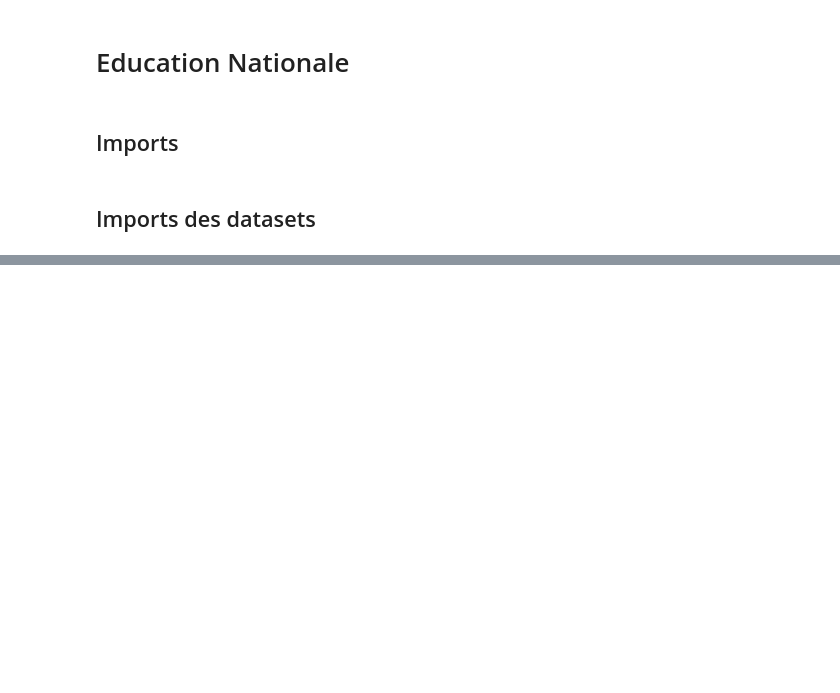
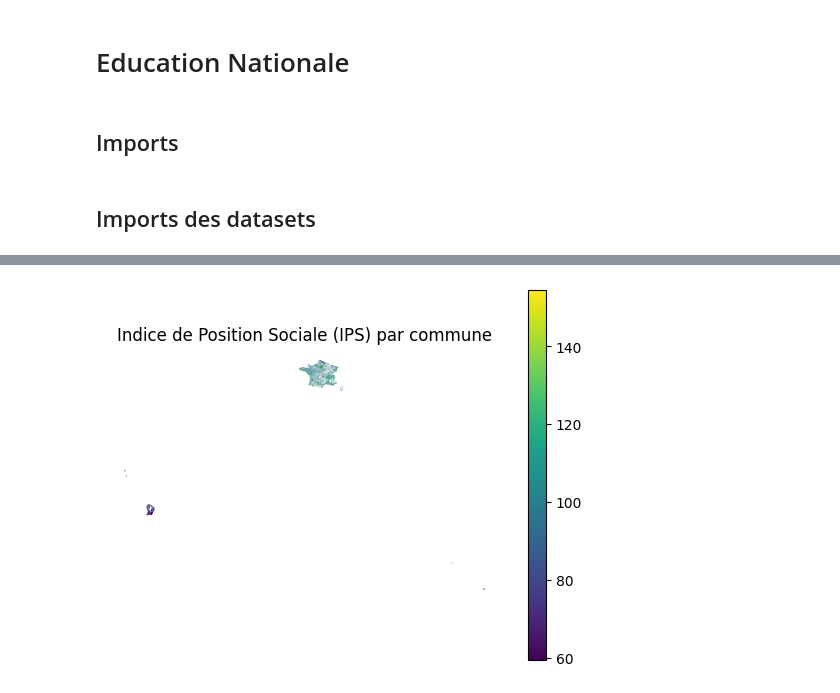
Before and after one commit to FlorentDaem/Data-Analysis-Education-Nationale, a Jupyter notebook: Analyse - Education.ipynb, the cells around one changed output, grey strips where cells are left out. Saved outputs shown, nothing was run; the diff lists cells and outputs as text; code cells hidden in the pictures; blank space fills up the shorter version.

```diff
--- a/Analyse - Education.ipynb
+++ b/Analyse - Education.ipynb
@@ -61,0 +122,3 @@ academie_PARIS_secteurs.get_group("privé sous contrat")["ips"].hist()
+# %%
+data_ips_ecoles_communes = codes_insee["ips"].mean().reset_index()
+data_ips_ecoles_communes.head()
@@ -61,0 +134,3 @@ academie_PARIS_secteurs.get_group("privé sous contrat")["ips"].hist()
+# %%
+data_ips_ecoles_geo_communes = geo_communes.merge(data_ips_ecoles_communes, left_on="code_insee", right_on="code_insee_de_la_commune", how="left")
+data_ips_ecoles_geo_communes.head()
@@ -61,0 +144,6 @@ academie_PARIS_secteurs.get_group("privé sous contrat")["ips"].hist()
+# %%
+print("Nombre total:", len(data_ips_ecoles_geo_communes))
+print("Géométries manquantes:", data_ips_ecoles_geo_communes.geometry.isna().sum())
+print("IPS manquants:", data_ips_ecoles_geo_communes["ips"].isna().sum())
+data_ips_ecoles_geo_communes = data_ips_ecoles_geo_communes.dropna(subset=["geometry"])
+data_ips_ecoles_geo_communes = data_ips_ecoles_geo_communes.dropna(subset=["ips"])
@@ -61,0 +177,2 @@ academie_PARIS_secteurs.get_group("privé sous contrat")["ips"].hist()
+# %%
+data_ips_ecoles_geo_communes.drop(columns=["date_du_recensement"], inplace=True)
@@ -61,0 +181,7 @@ academie_PARIS_secteurs.get_group("privé sous contrat")["ips"].hist()
+# %%
+data_ips_ecoles_geo_communes.plot(column="ips", cmap="viridis", legend=True)
+plt.title("Indice de Position Sociale (IPS) par commune")
+plt.axis("off")
+plt.show()
+# %% [output]
+[figure, added]
```
Also changed, not shown: parts of 19 cells of this notebook, 2 other files.
